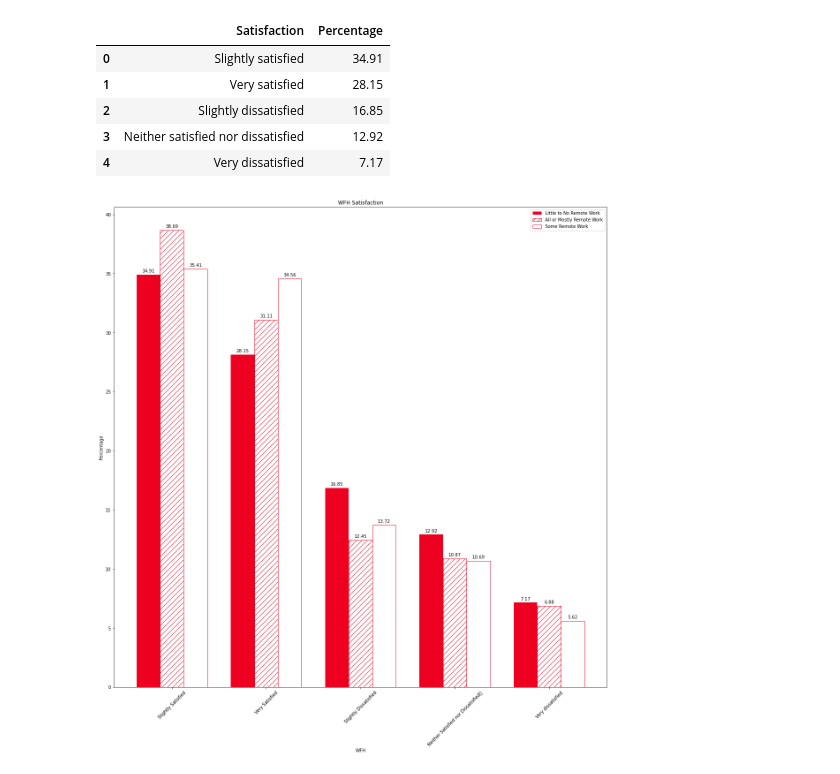
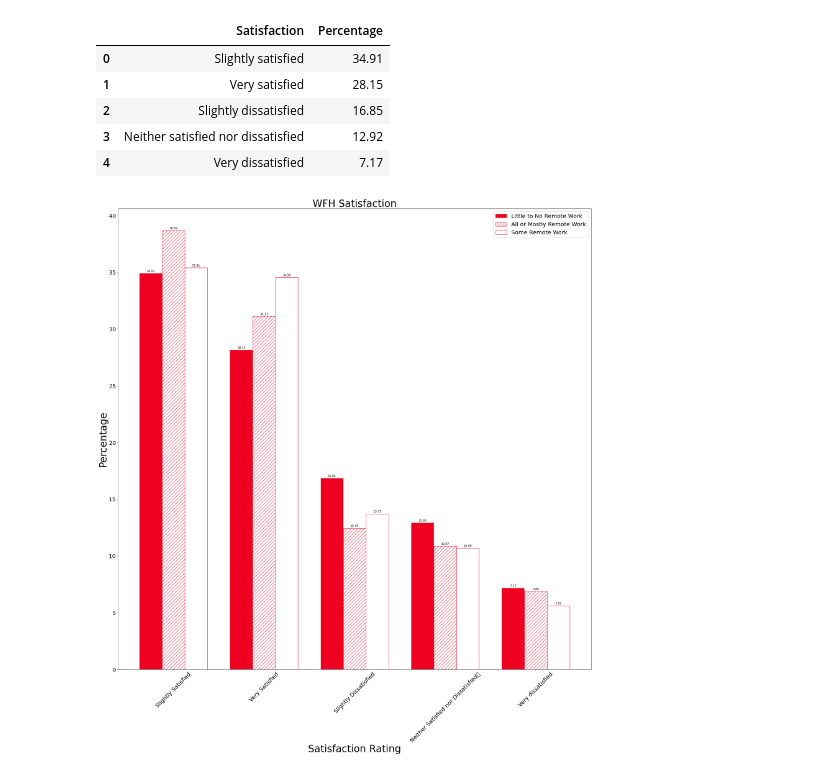
Before and after one commit to cncowart/The-Remote-Work-Model-Here-to-Stay-, a Jupyter notebook: developer_survey.ipynb, the cells around one changed output. Saved outputs shown, nothing was run; the diff lists cells and outputs as text; code cells hidden in the pictures.

Commit message:
edited graph

```diff
--- a/developer_survey.ipynb
+++ b/developer_survey.ipynb
@@ -205,7 +205,7 @@ no_wfh_sat
 | 3 | Neither satisfied nor dissatisfied | 12.92 |
 | 4 | Very dissatisfied | 7.17 |
 # %%
-fig, ax = plt.subplots(figsize = (20, 20))
+fig, ax = plt.subplots(figsize = (30, 30))
 
 barWidth = 0.25
 
@@ -220,36 +220,37 @@ rects2 = ax.bar(r2, wfh_sat['Percentage'], label='All or Mostly Remote Work',
                 width = barWidth,
                 color='white',
                 edgecolor='#ED0020',
                 hatch='//')
 rects3 = ax.bar(r3, some_wfh_sat['Percentage'], label='Some Remote Work',
                 width = barWidth,
                 color="white",
                 hatch='0',
                 edgecolor='#ED0020',
                 ecolor="'#ED0020'")
 
 def autolabel(rects):
     """Attach a text label above each bar in *rects*, displaying its height."""
     for rect in rects:
         height = rect.get_height()
         ax.annotate('{}'.format(height),
                     xy=(rect.get_x() + rect.get_width() / 2, height),
                     xytext=(0, 3),  # 3 points vertical offset
                     textcoords="offset points",
                     ha='center', va='bottom')
 
 
 autolabel(rects1)
 autolabel(rects2)
 autolabel(rects3)
 
-ax.legend()
-plt.xlabel("WFH")
+ax.legend(fontsize=20)
+plt.xlabel("Satisfaction Rating", fontsize = 35)
 plt.xticks([r + barWidth for r in range(len(no_wfh_sat['Satisfaction']))], ['Slightly Satisfied', 'Very Satisfied', 'Slightly Dissatisfied', 'Neither Satisfied nor Dissatisfied	', 'Very dissatisfied'])
-plt.xticks(rotation=45)
-plt.ylabel("Percentage")
-plt.title("WFH Satisfaction")
+plt.xticks(rotation=45, fontsize = 20)
+plt.yticks(fontsize = 20)
+plt.ylabel("Percentage", fontsize = 35)
+plt.title("WFH Satisfaction", fontsize = 35)
 plt.savefig('dev_wfh_satisfaction.png')
 plt.show()
 # %% [output]
-[figure, old version]
+[figure, new version]
```
Also changed, not shown: 1 other file.
